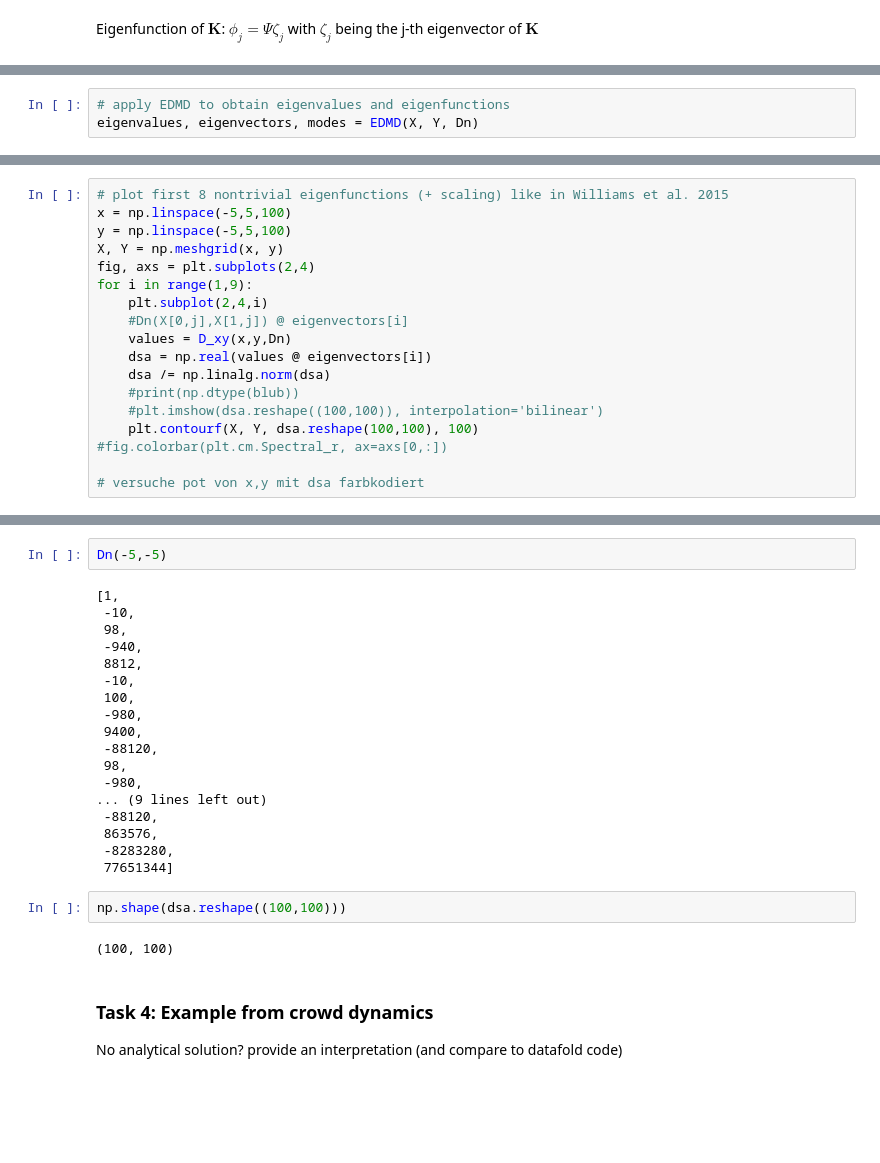
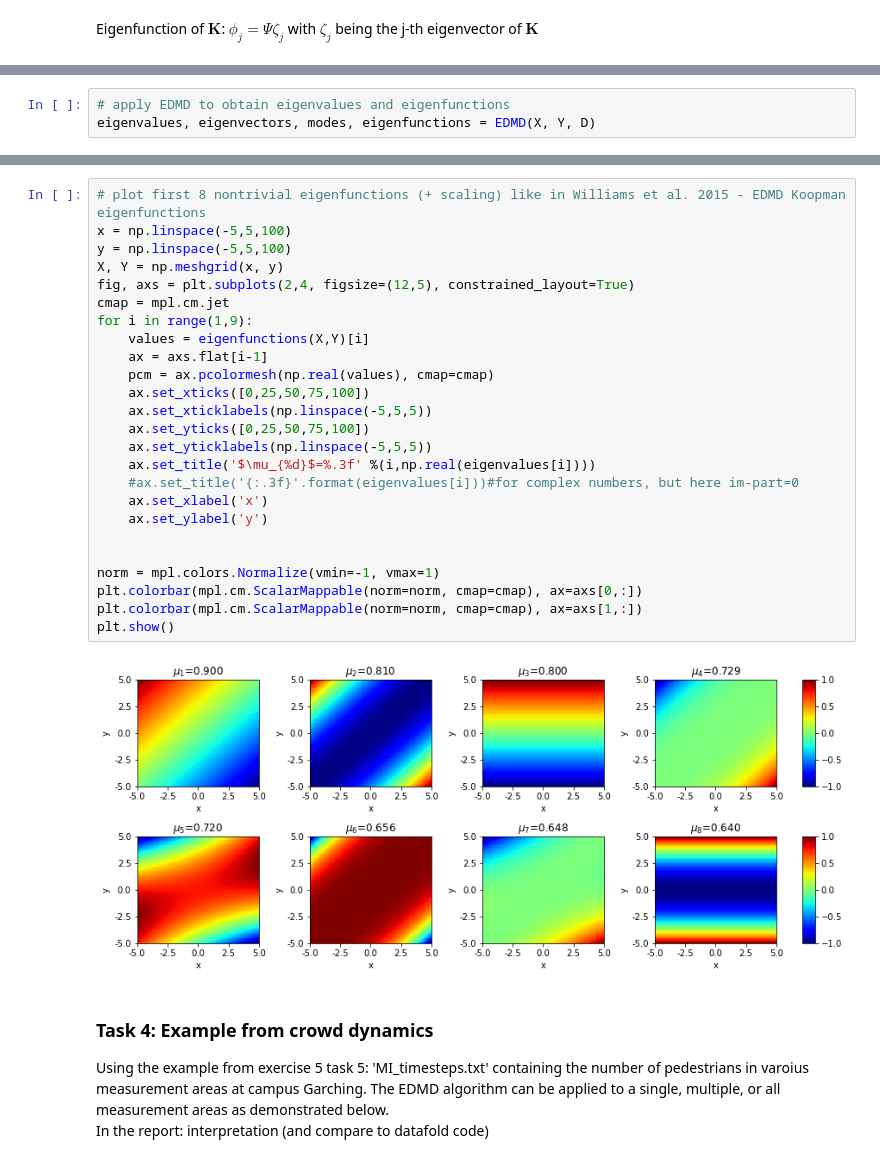
Before and after one commit to Schnursenkel/mlcms_group_g, a Jupyter notebook: Final_project/EDMD.ipynb, the cells around one changed output, grey strips where cells are left out. Saved outputs shown, nothing was run; the diff lists cells and outputs as text; blank space fills up the shorter version.

```diff
--- a/Final_project/EDMD.ipynb
+++ b/Final_project/EDMD.ipynb
@@ -145,3 +141,3 @@ Dn = lambda x,y,z1,z2,z3,z4,z5 : [H0(x) * H0(y) * z1,H0(x)*H1(y)*z2,H0(x) * H2(y
 # %%
 # apply EDMD to obtain eigenvalues and eigenfunctions
-eigenvalues, eigenvectors, modes = EDMD(X, Y, Dn)
+eigenvalues, eigenvectors, modes, eigenfunctions = EDMD(X, Y, D)
@@ -160,18 +143,0 @@ def D_xy(x,y,D):
-# %%
-# plot first 8 nontrivial eigenfunctions (+ scaling) like in Williams et al. 2015
-x = np.linspace(-5,5,100)
-y = np.linspace(-5,5,100)
-X, Y = np.meshgrid(x, y)
-fig, axs = plt.subplots(2,4)
-for i in range(1,9):
-    plt.subplot(2,4,i)
-    #Dn(X[0,j],X[1,j]) @ eigenvectors[i]
-    values = D_xy(x,y,Dn)
-    dsa = np.real(values @ eigenvectors[i])
-    dsa /= np.linalg.norm(dsa)
-    #print(np.dtype(blub))
-    #plt.imshow(dsa.reshape((100,100)), interpolation='bilinear')
-    plt.contourf(X, Y, dsa.reshape(100,100), 100)
-#fig.colorbar(plt.cm.Spectral_r, ax=axs[0,:])
-
-# versuche pot von x,y mit dsa farbkodiert
@@ -180,27 +144,31 @@ for i in range(1,9):
-# %%
-Dn(-5,-5)
-# %% [output]
-[1,
- -10,
- 98,
- -940,
- 8812,
- -10,
- 100,
- -980,
- 9400,
- -88120,
- 98,
- -980,
-... (9 lines left out)
- -88120,
- 863576,
- -8283280,
- 77651344]
-# %%
-np.shape(dsa.reshape((100,100)))
-# %% [output]
-(100, 100)
-# %% [markdown]
-### Task 4: Example from crowd dynamics
-No analytical solution? provide an interpretation (and compare to datafold code)
+# %%
+# plot first 8 nontrivial eigenfunctions (+ scaling) like in Williams et al. 2015 - EDMD Koopman eigenfunctions
+x = np.linspace(-5,5,100)
+y = np.linspace(-5,5,100)
+X, Y = np.meshgrid(x, y)
+fig, axs = plt.subplots(2,4, figsize=(12,5), constrained_layout=True)
+cmap = mpl.cm.jet
+for i in range(1,9):
+    values = eigenfunctions(X,Y)[i]
+    ax = axs.flat[i-1]
+    pcm = ax.pcolormesh(np.real(values), cmap=cmap)
+    ax.set_xticks([0,25,50,75,100])
+    ax.set_xticklabels(np.linspace(-5,5,5))
+    ax.set_yticks([0,25,50,75,100])
+    ax.set_yticklabels(np.linspace(-5,5,5))
+    ax.set_title('$\mu_{%d}$=%.3f' %(i,np.real(eigenvalues[i])))
+    #ax.set_title('{:.3f}'.format(eigenvalues[i]))#for complex numbers, but here im-part=0
+    ax.set_xlabel('x')
+    ax.set_ylabel('y')
+
+
+norm = mpl.colors.Normalize(vmin=-1, vmax=1)
+plt.colorbar(mpl.cm.ScalarMappable(norm=norm, cmap=cmap), ax=axs[0,:])
+plt.colorbar(mpl.cm.ScalarMappable(norm=norm, cmap=cmap), ax=axs[1,:])
+plt.show()
+# %% [output]
+[figure, added]
+# %% [markdown]
+### Task 4: Example from crowd dynamics
+Using the example from exercise 5 task 5: 'MI_timesteps.txt' containing the number of pedestrians in varoius measurement areas at campus Garching. The EDMD algorithm can be applied to a single, multiple, or all measurement areas as demonstrated below.\
+In the report: interpretation (and compare to datafold code)
```
Also changed, not shown: parts of 26 cells of this notebook.
